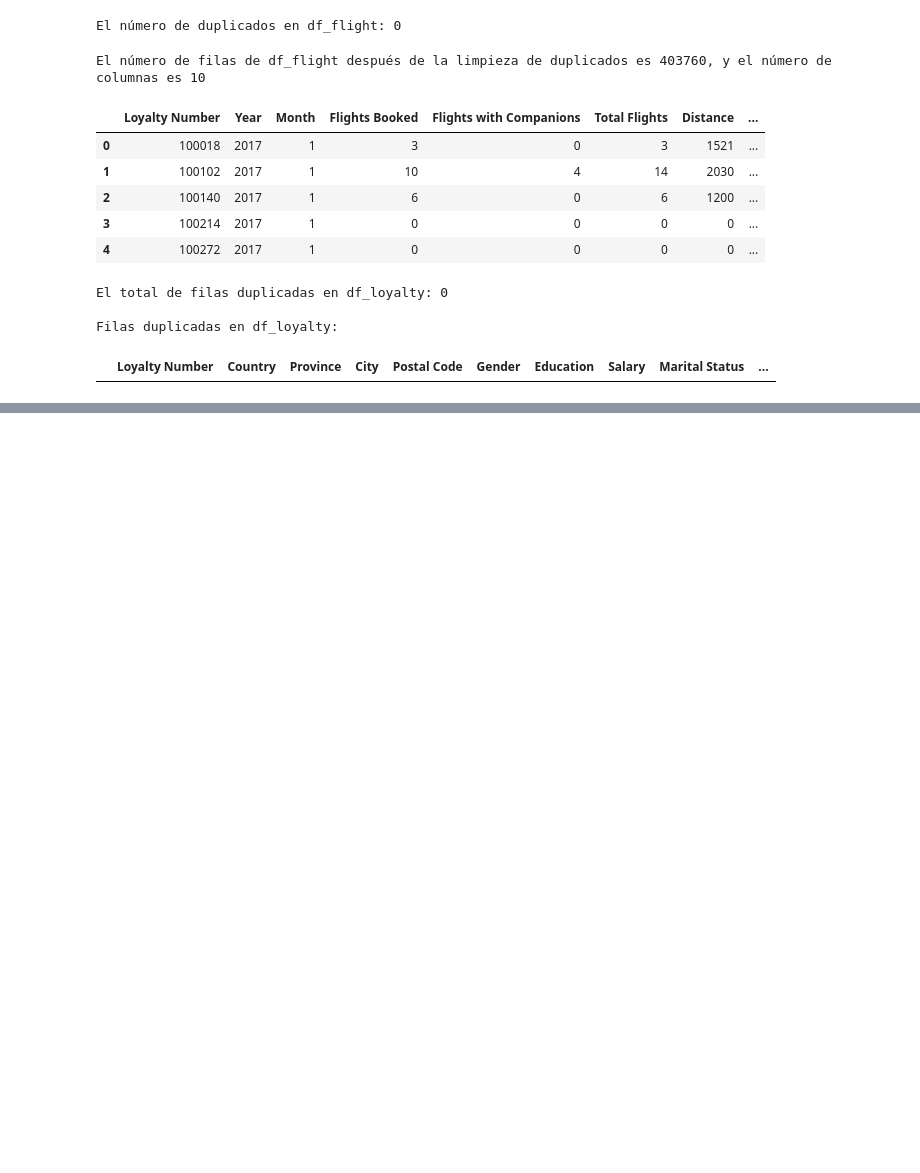
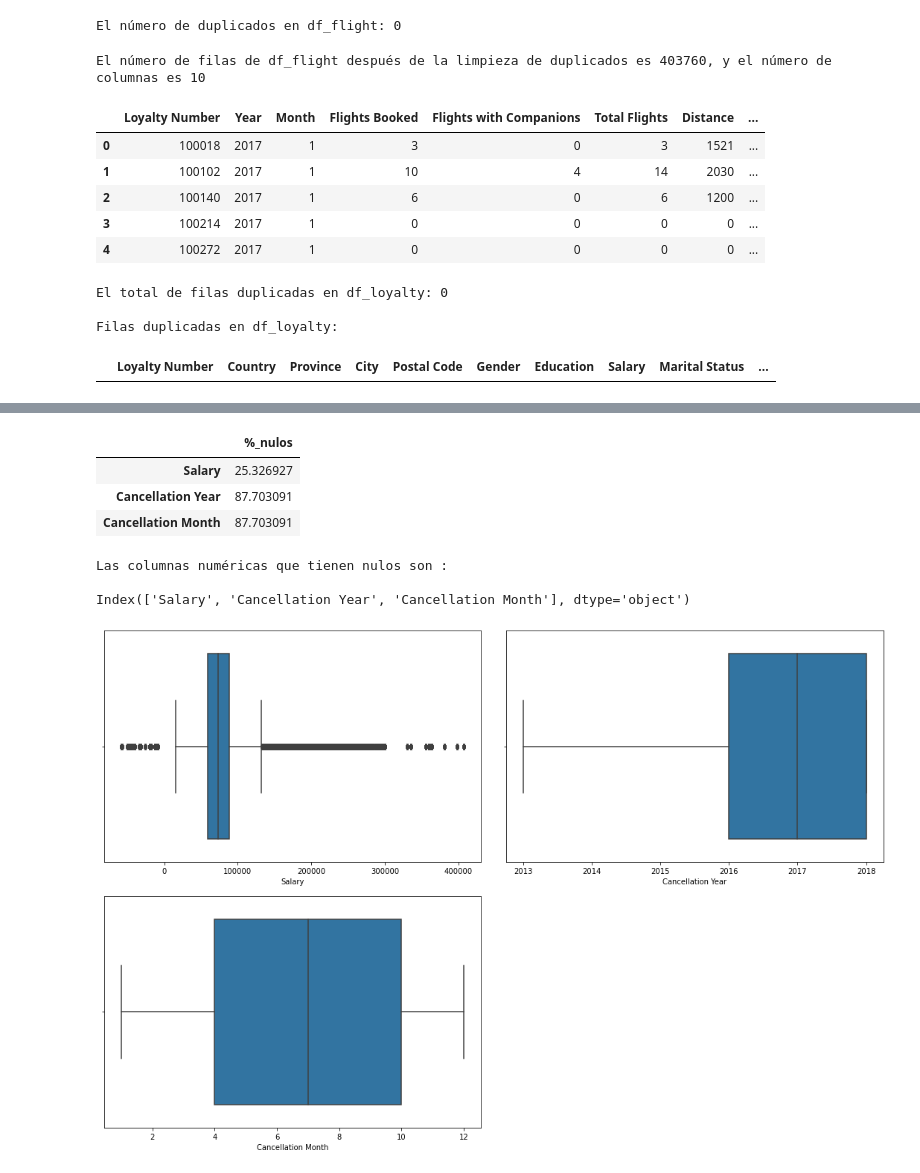
Before and after one commit to Adalab/bda-modulo-3-evaluacion-final-YamilleAClavo, a Jupyter notebook: evaluacion_mod3_Yami.ipynb, the cells around one changed output, grey strips where cells are left out. Saved outputs shown, nothing was run; the diff lists cells and outputs as text; code cells hidden in the pictures; blank space fills up the shorter version.

```diff
--- a/evaluacion_mod3_Yami.ipynb
+++ b/evaluacion_mod3_Yami.ipynb
@@ -322,3 +332,8 @@ El total de filas duplicadas en df_loyalty: 0
 
 Filas duplicadas en df_loyalty:
 |  | Loyalty Number | Country | Province | City | Postal Code | Gender | Education | Salary | Marital Status | ... |
+# %%
+# Unión de ficheros usando un "right" ya que de esta forma aseguramos toda la información del fichero de los vuelos ya que un mismo cliente puede realizar varios vuelos.
+# Mantiene todas las filas del DataFrame derecho (df_flight) y añade las filas del DataFrame izquierdo (df_loyalty) donde hay coincidencias. Si no hay coincidencias, se llenan con NaN.
+
+df_merged = pd.merge(df_loyalty, df_flight, on='Loyalty Number', how='right')
@@ -324,0 +443,38 @@ Filas duplicadas en df_loyalty:
+# %%
+# Creamos un dataframe solo con las columnas que contengan nulos
+
+porcentaje_nulos = (df_merged.isnull().sum() / df_merged.shape[0]) * 100
+
+df_nulos = pd.DataFrame(porcentaje_nulos, columns = ["%_nulos"])
+
+# filtramos el DataFrame para quedarnos solo con aquellas columnas que tengan nulos
+df_nulos[df_nulos["%_nulos"] > 0]
+# %% [output]
+|  | %_nulos |
+| Salary | 25.326927 |
+| Cancellation Year | 87.703091 |
+| Cancellation Month | 87.703091 |
+# %%
+# Obtenemos la lista de columnas numericas que tienen nulos
+nulos_numericos = df_merged[df_merged.columns[df_merged.isnull().any()]].select_dtypes(include = np.number).columns
+print("Las columnas numéricas que tienen nulos son : \n ")
+print(nulos_numericos)
+# %% [output]
+Las columnas numéricas que tienen nulos son :
+
+Index(['Salary', 'Cancellation Year', 'Cancellation Month'], dtype='object')
+# %%
+# vemos si dentro de las columnas donde tenemos nulos tenemos valores atípicos.
+
+
+fig, axes = plt.subplots(nrows = 2, ncols = 2, figsize = (15,10))
+
+axes = axes.flat
+
+for indice, col in enumerate(nulos_numericos):
+    sns.boxplot(x = col, data = df_merged, ax = axes[indice])
+
+plt.tight_layout()
+fig.delaxes(axes[-1]);
+# %% [output]
+[figure, added]
```
Also changed, not shown: parts of 24 cells of this notebook.
